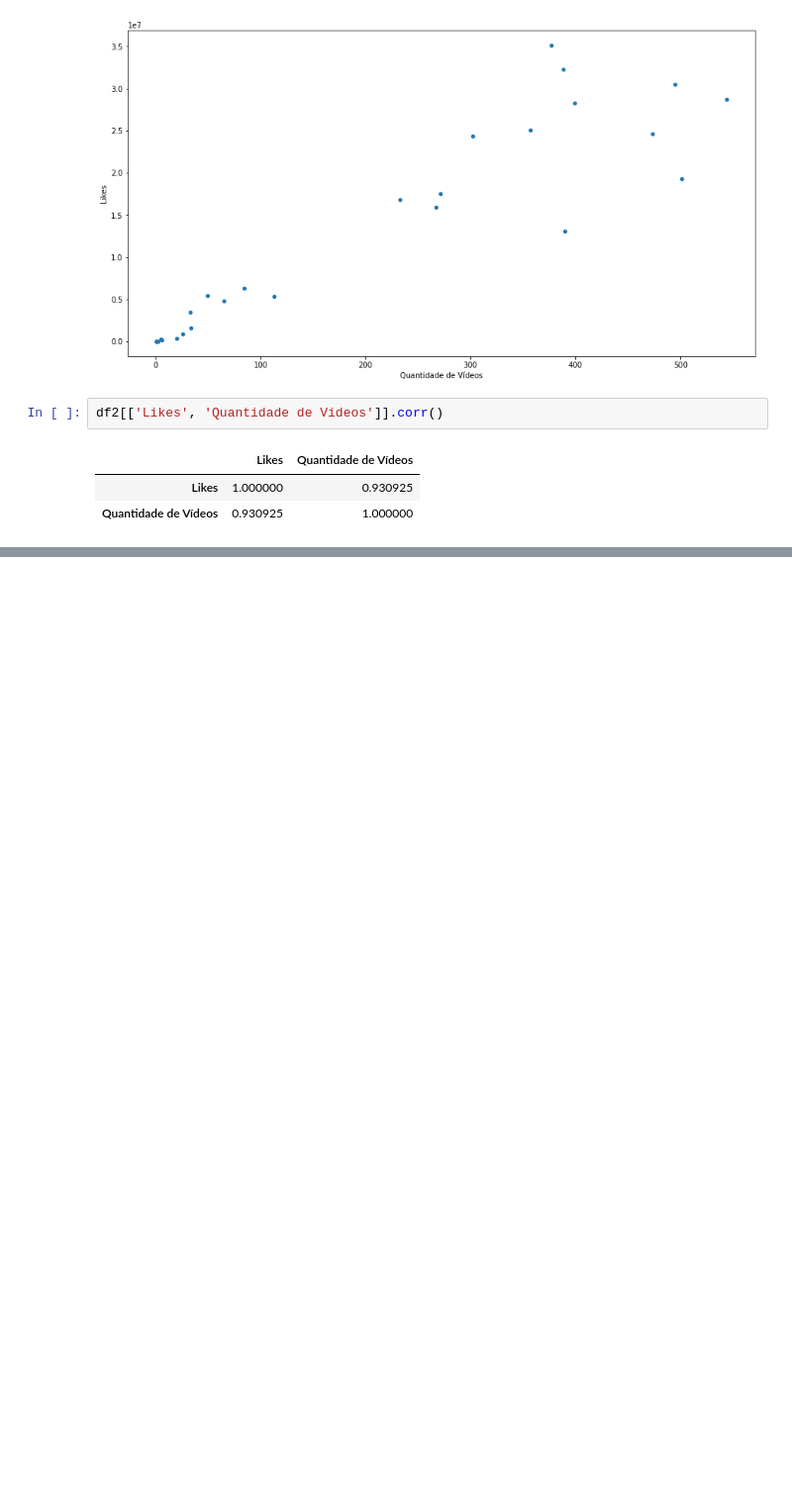
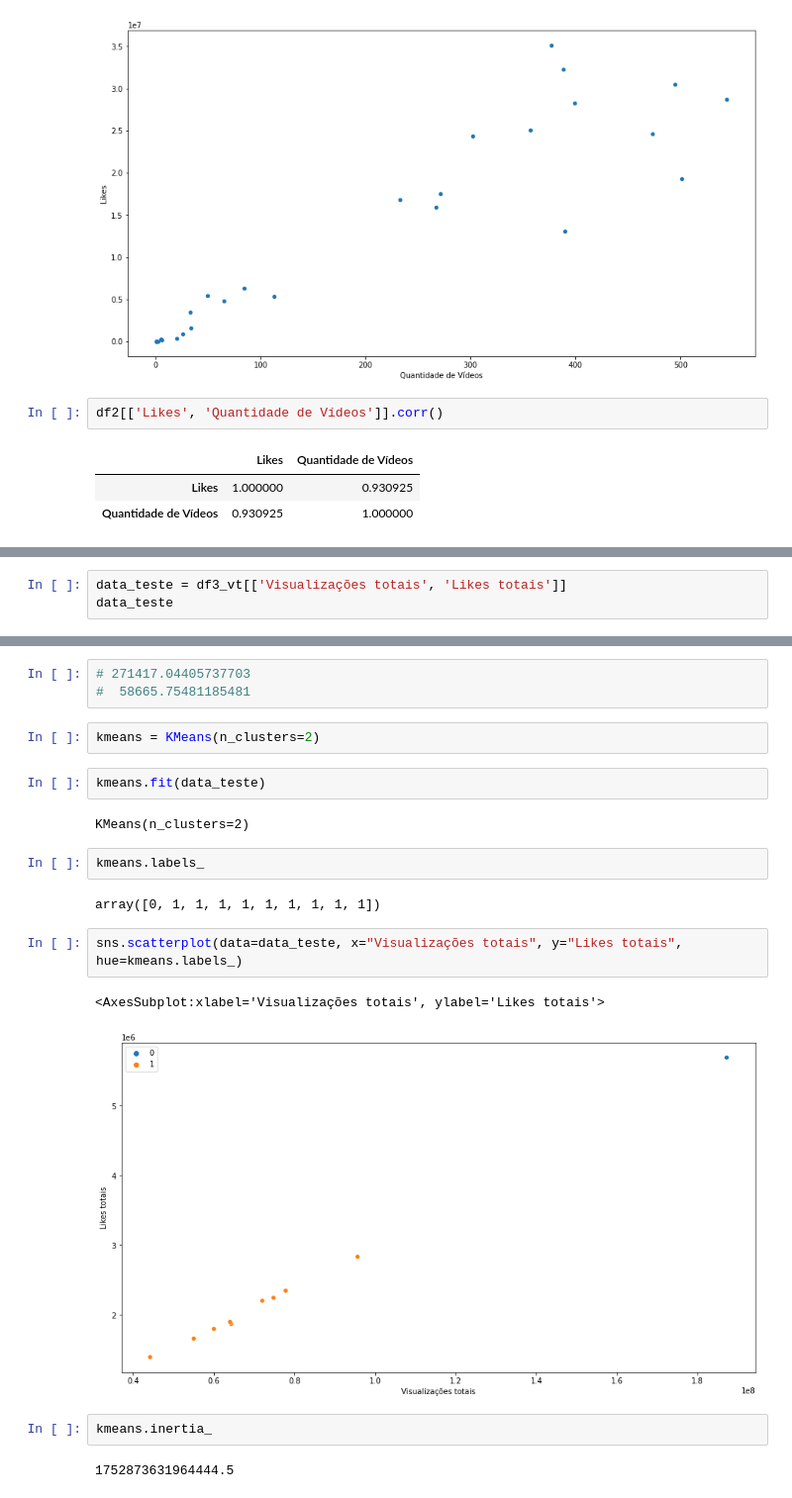
Before and after one commit to LuisHenriqueAL/Projeto_ICD, a Jupyter notebook: main.ipynb, the cells around one changed output, grey strips where cells are left out. Shown at 99% size. Drawn from its saved outputs; the diff is of its cells as text; blank space fills up the shorter version.

Commit message:
Adicionando clusterização

```diff
--- a/main.ipynb
+++ b/main.ipynb
@@ -339,0 +349,3 @@ df2[['Likes', 'Quantidade de Vídeos']].corr()
+# %%
+data_teste = df3_vt[['Visualizações totais', 'Likes totais']]
+data_teste
@@ -339,0 +364,22 @@ df2[['Likes', 'Quantidade de Vídeos']].corr()
+# %%
+# 271417.04405737703
+#  58665.75481185481
+# %%
+kmeans = KMeans(n_clusters=2)
+# %%
+kmeans.fit(data_teste)
+# %% [output]
+KMeans(n_clusters=2)
+# %%
+kmeans.labels_
+# %% [output]
+array([0, 1, 1, 1, 1, 1, 1, 1, 1, 1])
+# %%
+sns.scatterplot(data=data_teste, x="Visualizações totais", y="Likes totais", hue=kmeans.labels_)
+# %% [output]
+<AxesSubplot:xlabel='Visualizações totais', ylabel='Likes totais'>
+[figure, added]
+# %%
+kmeans.inertia_
+# %% [output]
+1752873631964444.5
```
Also changed, not shown: parts of 6 cells of this notebook.
